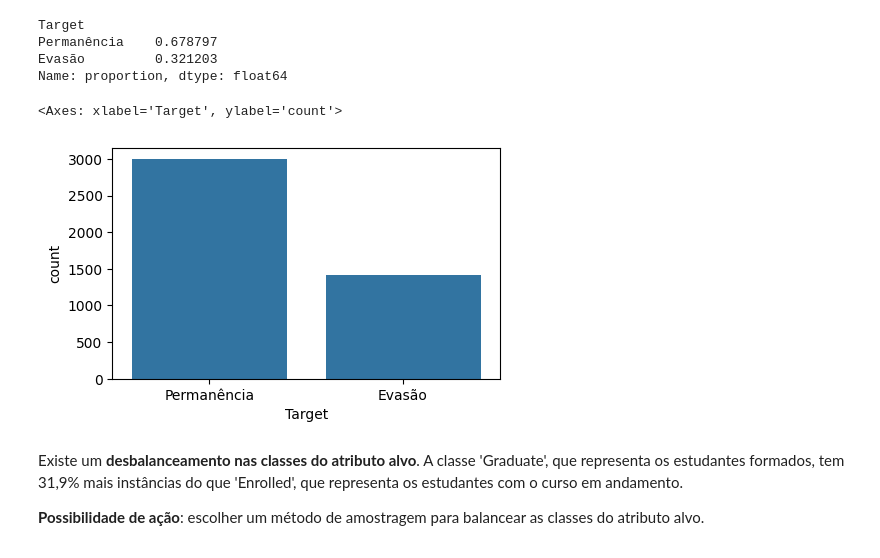
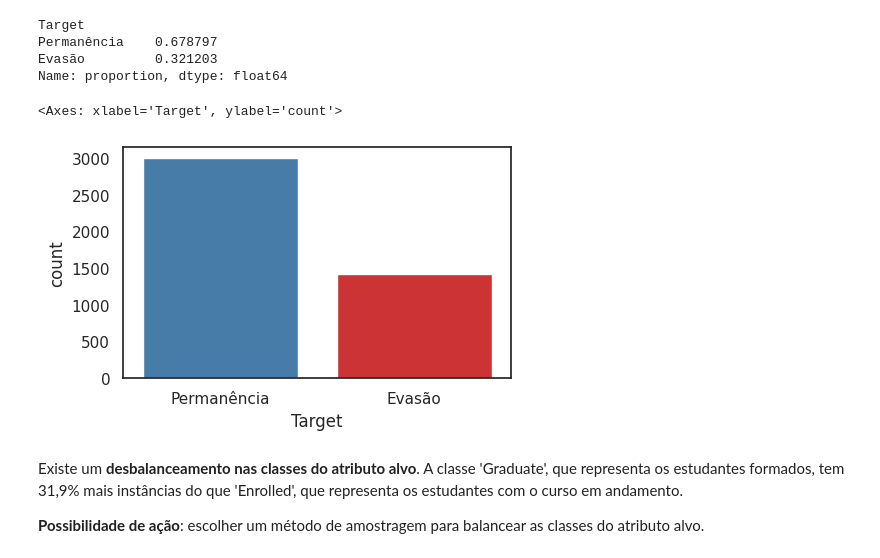
Before and after one commit to leonardoazzi/ipp-student-dropout, a Jupyter notebook: spot-checking.ipynb, the cells around one changed output. Drawn from its saved outputs; the diff is of its cells as text; code cells hidden in the pictures.

```diff
--- a/spot-checking.ipynb
+++ b/spot-checking.ipynb
@@ -485,11 +477,11 @@ Name: proportion, dtype: float64
 # %%
 fig = plt.figure(figsize=(5, 3))
 
-sns.countplot(x = data['Target'], data = data,
+sns.countplot(x = data['Target'], data = data, hue='Target', legend=False, palette='Set1',
                 order=data['Target'].value_counts().index)
 # %% [output]
 <Axes: xlabel='Target', ylabel='count'>
-[figure, old version]
+[figure, new version]
 # %% [markdown]
 Existe um **desbalanceamento nas classes do atributo alvo**. A classe 'Graduate', que representa os estudantes formados, tem 31,9% mais instâncias do que 'Enrolled', que representa os estudantes com o curso em andamento.
 
```
Also changed, not shown: parts of 35 cells of this notebook.
